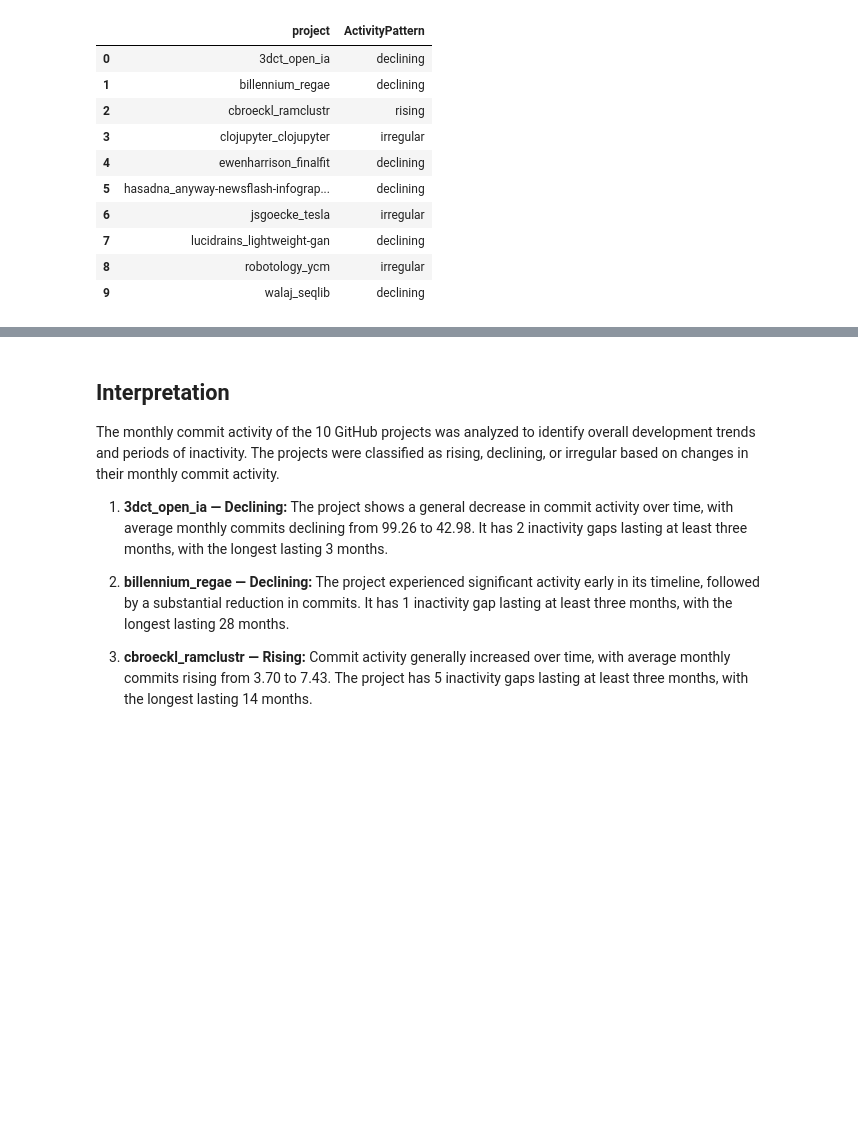
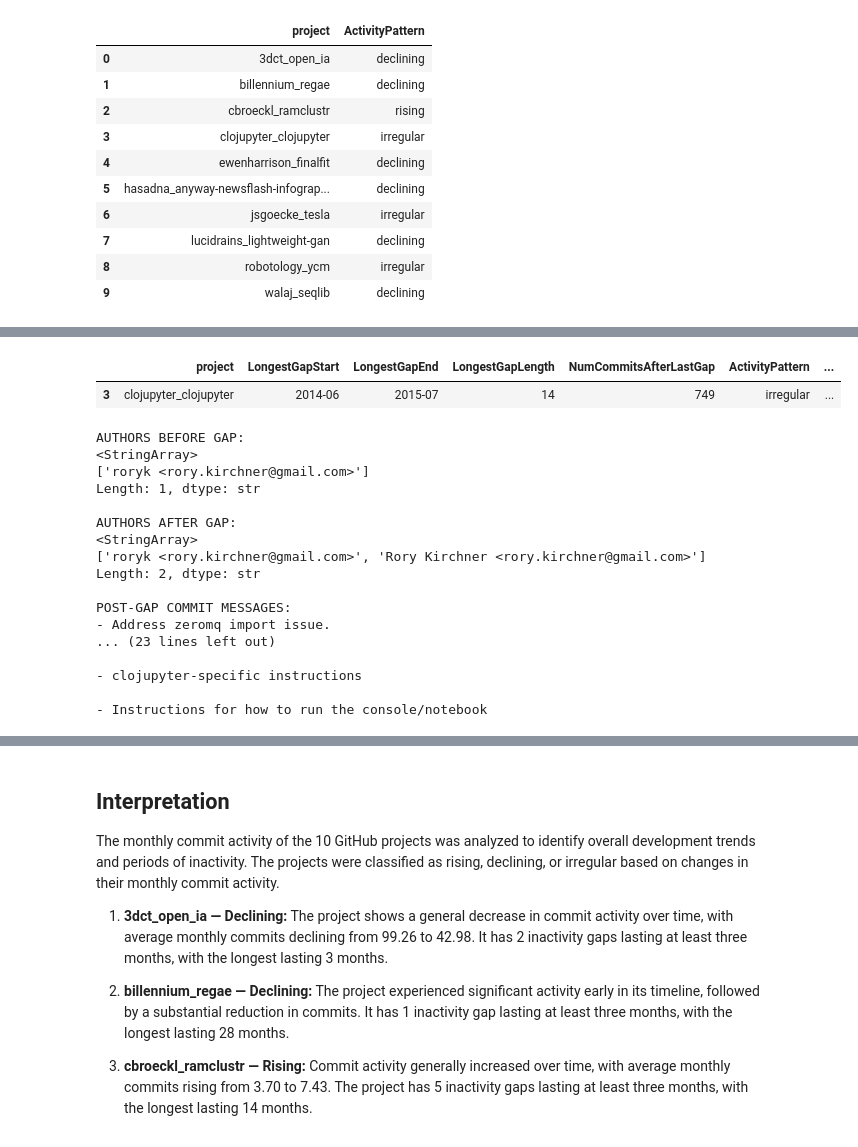
Before and after one commit to Bansari26700/MiniProject2, a Jupyter notebook: bxy539.ipynb, the cells around one changed output, grey strips where cells are left out. Saved outputs shown, nothing was run; the diff lists cells and outputs as text; code cells hidden in the pictures; blank space fills up the shorter version.

```diff
--- a/bxy539.ipynb
+++ b/bxy539.ipynb
@@ -1168,0 +2688,69 @@ Missing activity patterns: 0
+# %%
+
+# Part 4 - Project 4: clojupyter_clojupyter
+
+project_id = "clojupyter_clojupyter"
+
+# Display longest gap information
+display(
+    stats.loc[
+        stats["project"] == project_id,
+        [
+            "project",
+            "LongestGapStart",
+            "LongestGapEnd",
+            "LongestGapLength",
+            "NumCommitsAfterLastGap",
+            "ActivityPattern",
+            "last_commit_date"
+        ]
+    ]
+)
+
+# Get commits before and after the gap
+project_commits = gap_commits_df[
+    gap_commits_df["project_wocid"] == project_id
+]
+
+print("AUTHORS BEFORE GAP:")
+print(
+    project_commits.loc[
+        project_commits["pre/post"] == "pre",
+        "author"
+    ].unique()
+)
+
+print("\nAUTHORS AFTER GAP:")
+print(
+    project_commits.loc[
+        project_commits["pre/post"] == "post",
+        "author"
+    ].unique()
+)
+
+print("\nPOST-GAP COMMIT MESSAGES:")
+for msg in project_commits.loc[
+    project_commits["pre/post"] == "post",
+    "commit message"
+]:
+    print("-", msg)
+# %% [output]
+|  | project | LongestGapStart | LongestGapEnd | LongestGapLength | NumCommitsAfterLastGap | ActivityPattern | ... |
+| 3 | clojupyter_clojupyter | 2014-06 | 2015-07 | 14 | 749 | irregular | ... |
+AUTHORS BEFORE GAP:
+<StringArray>
+['roryk <rory.kirchner@gmail.com>']
+Length: 1, dtype: str
+
+AUTHORS AFTER GAP:
+<StringArray>
+['roryk <rory.kirchner@gmail.com>', 'Rory Kirchner <rory.kirchner@gmail.com>']
+Length: 2, dtype: str
+
+POST-GAP COMMIT MESSAGES:
+- Address zeromq import issue.
+... (23 lines left out)
+
+- clojupyter-specific instructions
+
+- Instructions for how to run the console/notebook
```
Also changed, not shown: parts of 87 cells of this notebook, 12 other files.
